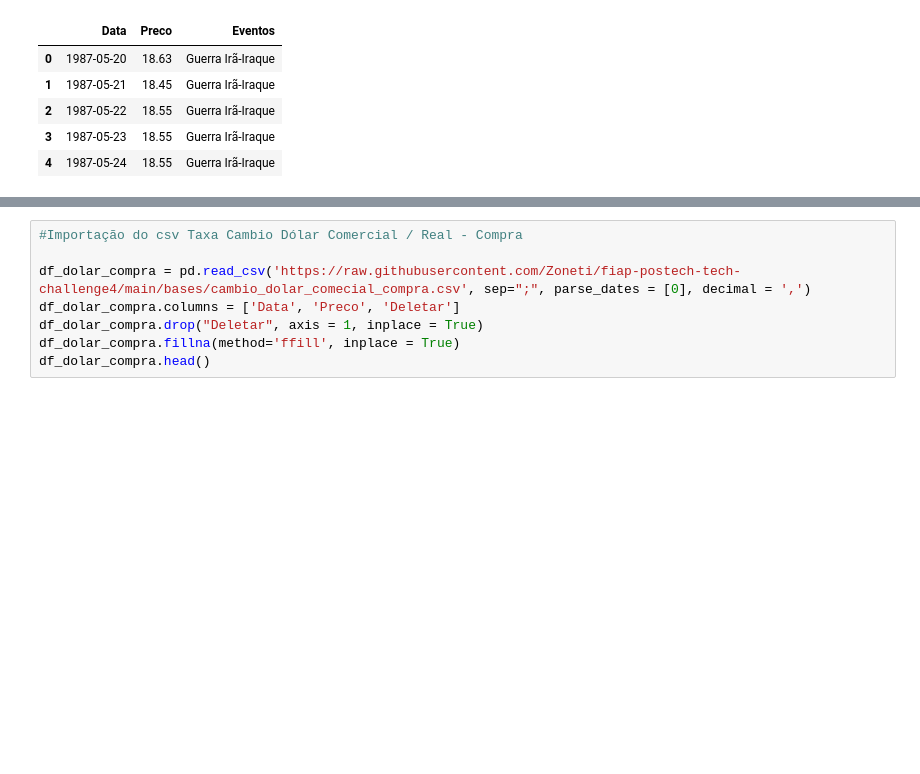
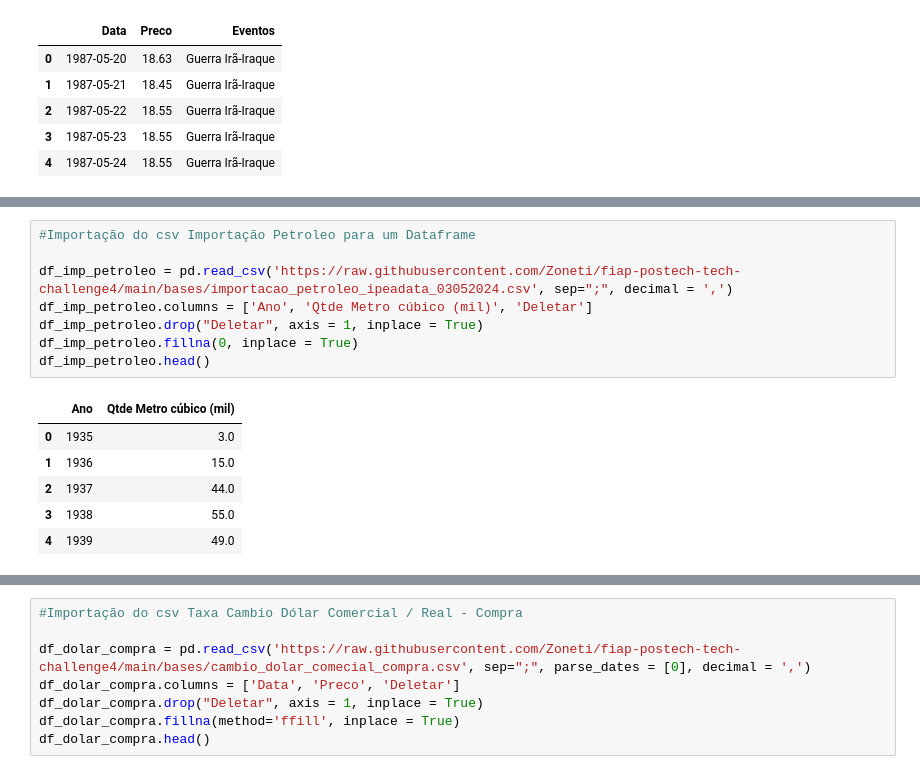
Before and after one commit to Zoneti/fiap-postech-tech-challenge4, a Jupyter notebook: TC4_Grupo44.ipynb, the cells around one changed output, grey strips where cells are left out. Saved outputs shown, nothing was run; the diff lists cells and outputs as text; blank space fills up the shorter version.

```diff
--- a/TC4_Grupo44.ipynb
+++ b/TC4_Grupo44.ipynb
@@ -237,0 +254,15 @@ df_preco_barril_eventos.head()  # Exibe as primeiras linhas para verificação
+# %%
+#Importação do csv Importação Petroleo para um Dataframe
+
+df_imp_petroleo = pd.read_csv('https://raw.githubusercontent.com/Zoneti/fiap-postech-tech-challenge4/main/bases/importacao_petroleo_ipeadata_03052024.csv', sep=";", decimal = ',')
+df_imp_petroleo.columns = ['Ano', 'Qtde Metro cúbico (mil)', 'Deletar']
+df_imp_petroleo.drop("Deletar", axis = 1, inplace = True)
+df_imp_petroleo.fillna(0, inplace = True)
+df_imp_petroleo.head()
+# %% [output]
+|  | Ano | Qtde Metro cúbico (mil) |
+| 0 | 1935 | 3.0 |
+| 1 | 1936 | 15.0 |
+| 2 | 1937 | 44.0 |
+| 3 | 1938 | 55.0 |
+| 4 | 1939 | 49.0 |
```
Also changed, not shown: parts of 6 cells of this notebook.
